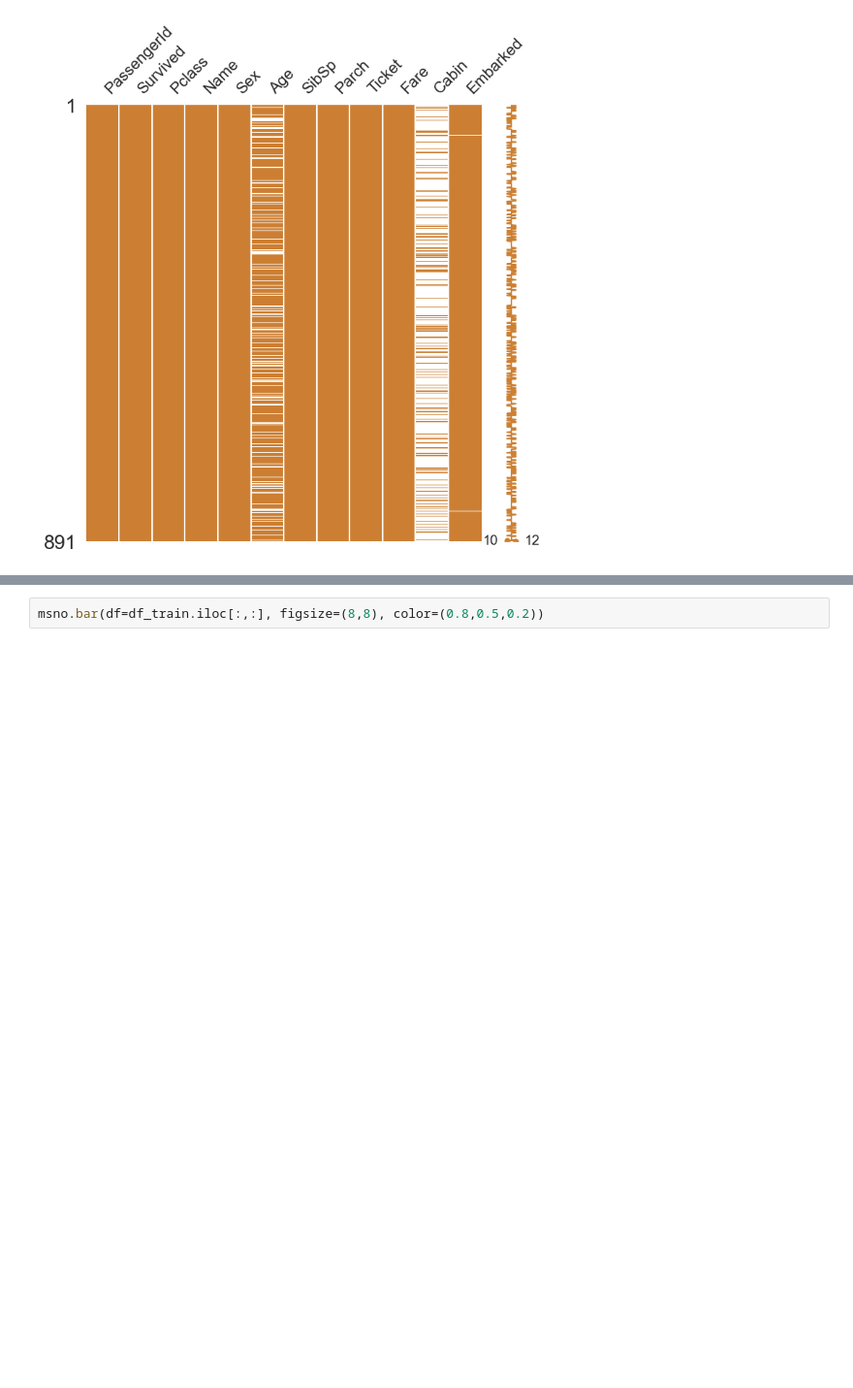
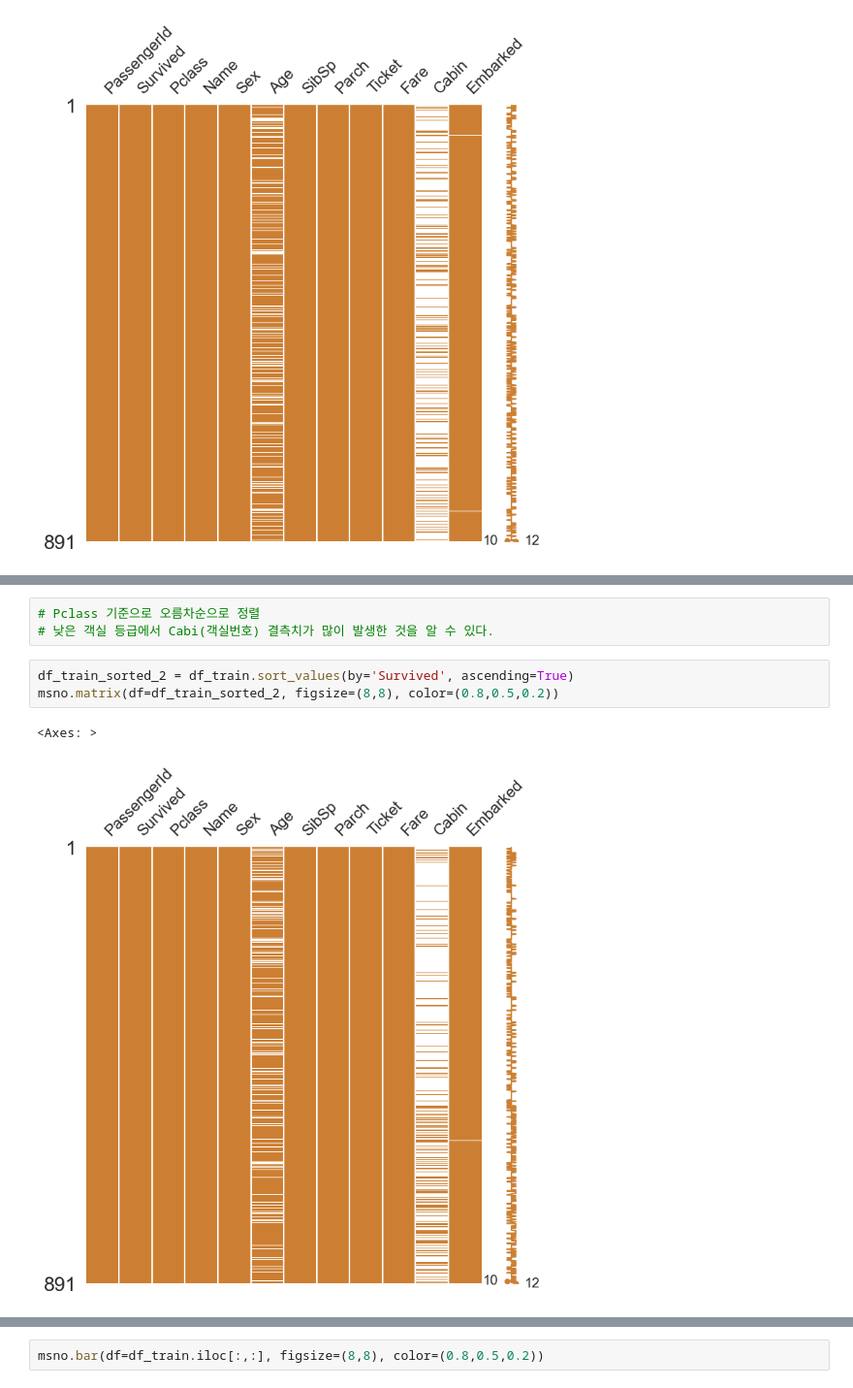
Before and after one commit to applesatang/Kaggle, a Jupyter notebook: 01_Titanic/Titanic_Study.ipynb, the cells around one changed output, grey strips where cells are left out. Shown at 97% size. Saved outputs shown, nothing was run; the diff lists cells and outputs as text; blank space fills up the shorter version.

```diff
--- a/01_Titanic/Titanic_Study.ipynb
+++ b/01_Titanic/Titanic_Study.ipynb
@@ -102,0 +118,9 @@ msno.matrix(df=df_train.iloc[:,:], figsize=(8,8), color = (0.8,0.5,0.2))
+# %%
+# Pclass 기준으로 오름차순으로 정렬
+# 낮은 객실 등급에서 Cabi(객실번호) 결측치가 많이 발생한 것을 알 수 있다.
+# %%
+df_train_sorted_2 = df_train.sort_values(by='Survived', ascending=True)
+msno.matrix(df=df_train_sorted_2, figsize=(8,8), color=(0.8,0.5,0.2))
+# %% [output]
+<Axes: >
+[figure, added]
```
Also changed, not shown: parts of 35 cells of this notebook.
